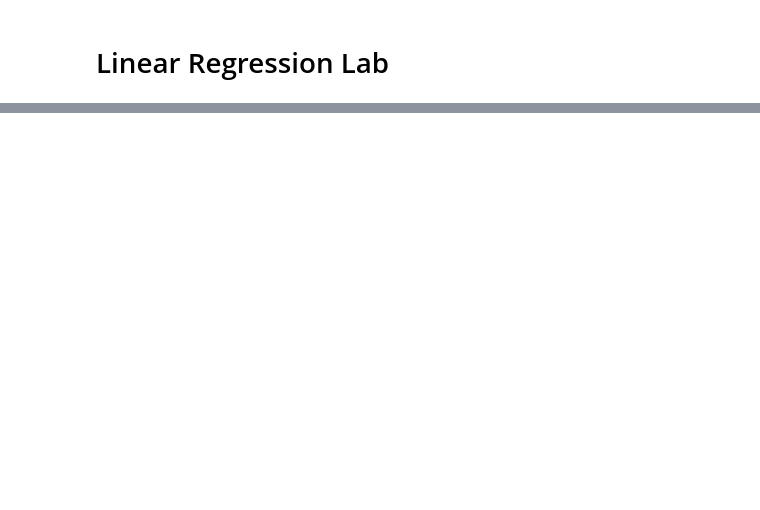
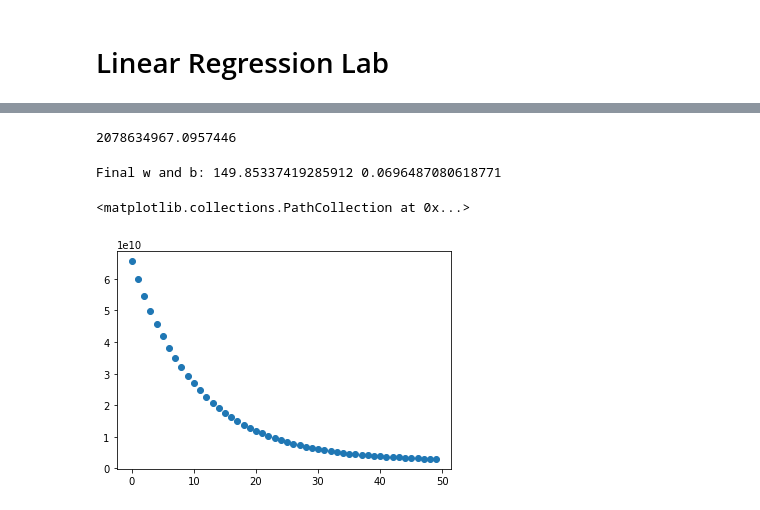
Before and after one commit to pkirlin/ml-s23-materials, a Jupyter notebook: linear-regression/linear-regression-lab-blank.ipynb, the cells around one changed output, grey strips where cells are left out. Saved outputs shown, nothing was run; the diff lists cells and outputs as text; code cells hidden in the pictures; blank space fills up the shorter version.

```diff
--- a/linear-regression/linear-regression-lab-blank.ipynb
+++ b/linear-regression/linear-regression-lab-blank.ipynb
@@ -64,16 +97,19 @@ def compute_cost(x_data, y_data, w, b):
     w and b are scalars
     return: gradient of w, gradient of b
     """
-
-    # CODE HERE
-    pass
+    res = 0
+    for i in range(len(x_data)):
+        res += (y_data[i] - make_prediction(x_data[i], w, b))**2
+    return res/(2*len(x_data))
 # %%
 # Output total cost for our data set:
 
-w = 0
-b = 0
+w = 130
+b = 75000
 
 print(compute_cost(x_train, y_train, w, b))
+# %% [output]
+2078634967.0957446
 # %%
 # Let's write a function to compute the gradient:
 
@@ -83,24 +119,41 @@ def compute_gradient(x_data, y_data, w, b):
     w and b are scalars
     return: gradient of w, gradient of b
     """
-
-    # CODE HERE
-    pass
+    w_grad = 0
+    b_grad = 0
+    for i in range(len(x_data)):
+        w_grad += x_data[i] * (make_prediction(x_data[i], w, b) - y_data[i])
+        b_grad += make_prediction(x_data[i], w, b) - y_data[i]
+    return w_grad/len(x_data), b_grad/len(x_data)
 # %%
 # Let's write code to run gradient descent:
 
 w = 0
 b = 0
-ALPHA = .0000001
+ALPHA = .00000001
 
-# CODE HERE
+wdiff = 0
+bdiff = 0
+i = 0
+costList = []
+while (i < 50):
+    wdiff, bdiff = compute_gradient(x_train, y_train, w, b)
+    costList.append(compute_cost(x_train, y_train, w, b))
+    w -= ALPHA * wdiff
+    b -= ALPHA * bdiff
+    i += 1
 
 print("Final w and b:", w, b)
+# %% [output]
+Final w and b: 149.85337419285912 0.0696487080618771
 # %%
 # Let's plot the cost as a function of number of iterations of the
 # gradient descent algorithm.
 
-# CODE HERE
+plt.scatter(range(0, len(costList)), costList)
+# %% [output]
+<matplotlib.collections.PathCollection at 0x...>
+[figure, added]
 # %%
 # Produce final plot of our data and our line:
 
```
Also changed, not shown: parts of 8 cells of this notebook.
